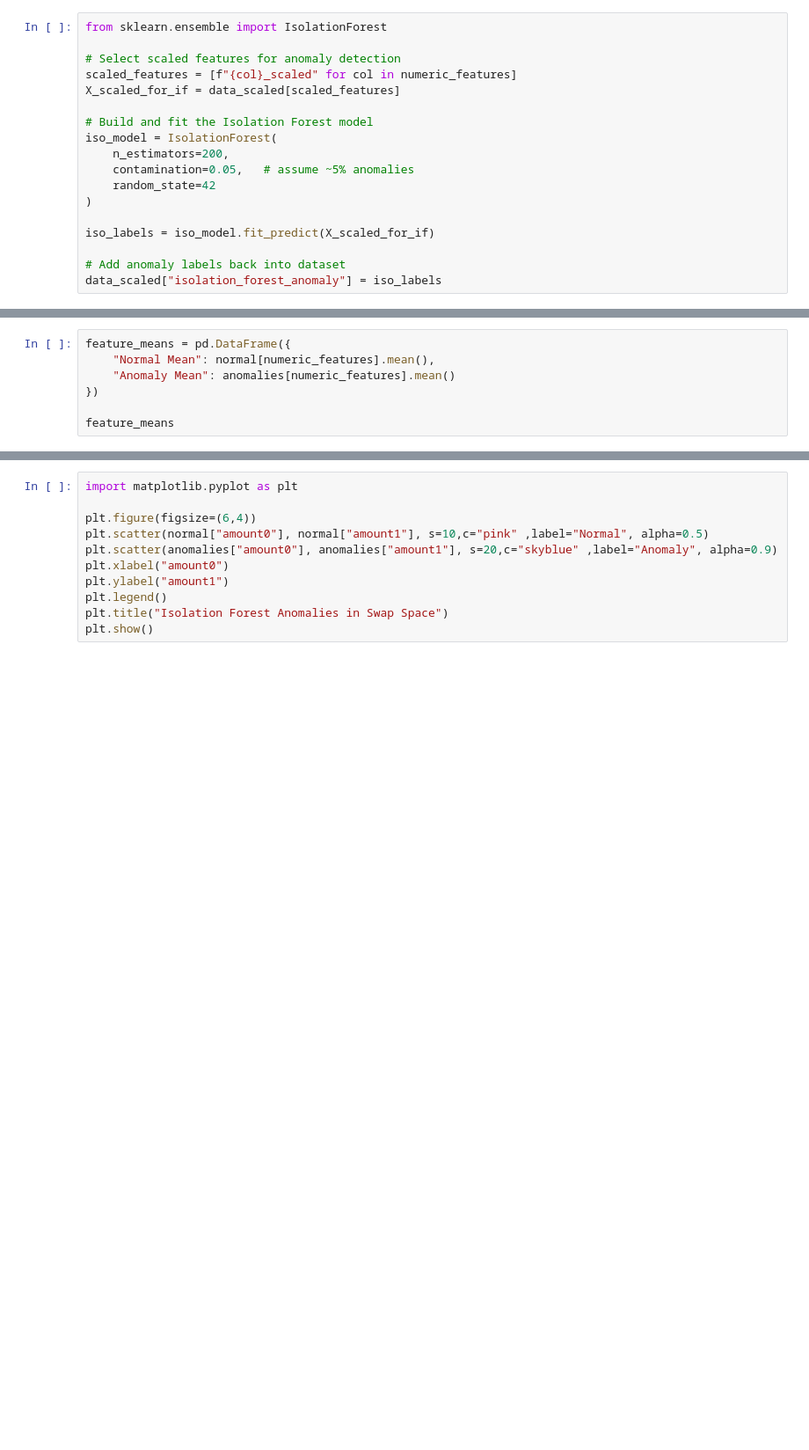
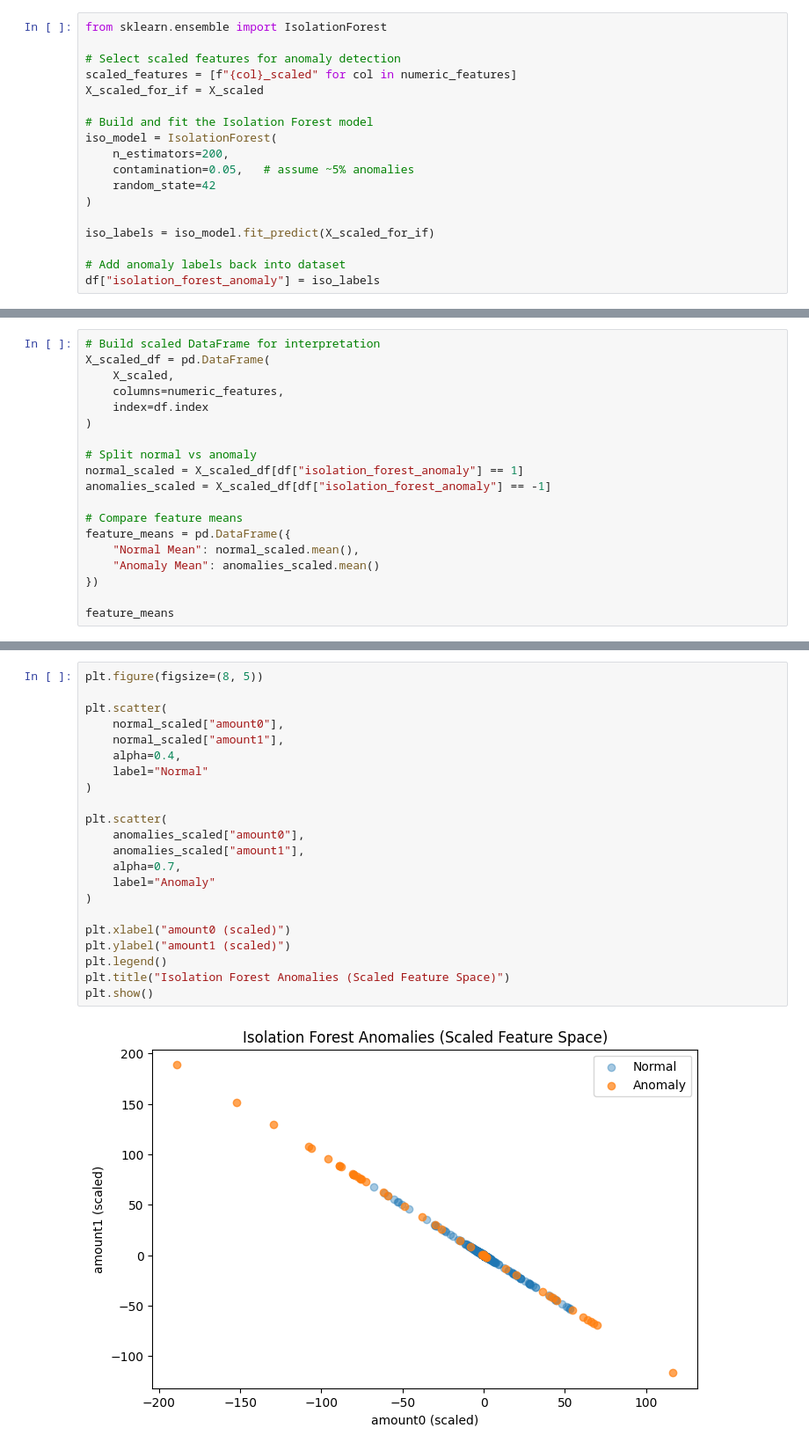
Before and after one commit to minaozdogan/Blockchain-Smart-Contract-Transaction-Anomaly-Detection-Project, a Jupyter notebook: notebooks/isolation_forest.ipynb, the cells around one changed output, grey strips where cells are left out. Shown at 88% size. Drawn from its saved outputs; the diff is of its cells as text; blank space fills up the shorter version.

```diff
--- a/notebooks/isolation_forest.ipynb
+++ b/notebooks/isolation_forest.ipynb
@@ -20,7 +25,7 @@ from sklearn.ensemble import IsolationForest
 
 # Select scaled features for anomaly detection
 scaled_features = [f"{col}_scaled" for col in numeric_features]
-X_scaled_for_if = data_scaled[scaled_features]
+X_scaled_for_if = X_scaled
 
 # Build and fit the Isolation Forest model
 iso_model = IsolationForest(
@@ -32,4 +37,4 @@ iso_model = IsolationForest(
 iso_labels = iso_model.fit_predict(X_scaled_for_if)
 
 # Add anomaly labels back into dataset
-data_scaled["isolation_forest_anomaly"] = iso_labels
+df["isolation_forest_anomaly"] = iso_labels
@@ -44,7 +50,19 @@ print("Normal count:", len(normal))
 # %%
+# Build scaled DataFrame for interpretation
+X_scaled_df = pd.DataFrame(
+    X_scaled,
+    columns=numeric_features,
+    index=df.index
+)
+
+# Split normal vs anomaly
+normal_scaled = X_scaled_df[df["isolation_forest_anomaly"] == 1]
+anomalies_scaled = X_scaled_df[df["isolation_forest_anomaly"] == -1]
+
+# Compare feature means
 feature_means = pd.DataFrame({
-    "Normal Mean": normal[numeric_features].mean(),
-    "Anomaly Mean": anomalies[numeric_features].mean()
+    "Normal Mean": normal_scaled.mean(),
+    "Anomaly Mean": anomalies_scaled.mean()
 })
 
 feature_means
@@ -56,12 +98,25 @@ top_anomaly_senders, top_anomaly_recipients
 # %%
-import matplotlib.pyplot as plt
+plt.figure(figsize=(8, 5))
 
-plt.figure(figsize=(6,4))
-plt.scatter(normal["amount0"], normal["amount1"], s=10,c="pink" ,label="Normal", alpha=0.5)
-plt.scatter(anomalies["amount0"], anomalies["amount1"], s=20,c="skyblue" ,label="Anomaly", alpha=0.9)
-plt.xlabel("amount0")
-plt.ylabel("amount1")
+plt.scatter(
+    normal_scaled["amount0"],
+    normal_scaled["amount1"],
+    alpha=0.4,
+    label="Normal"
+)
+
+plt.scatter(
+    anomalies_scaled["amount0"],
+    anomalies_scaled["amount1"],
+    alpha=0.7,
+    label="Anomaly"
+)
+
+plt.xlabel("amount0 (scaled)")
+plt.ylabel("amount1 (scaled)")
 plt.legend()
-plt.title("Isolation Forest Anomalies in Swap Space")
+plt.title("Isolation Forest Anomalies (Scaled Feature Space)")
 plt.show()
+# %% [output]
+[figure, added]
 # %%
```
Also changed, not shown: parts of 13 cells of this notebook.
